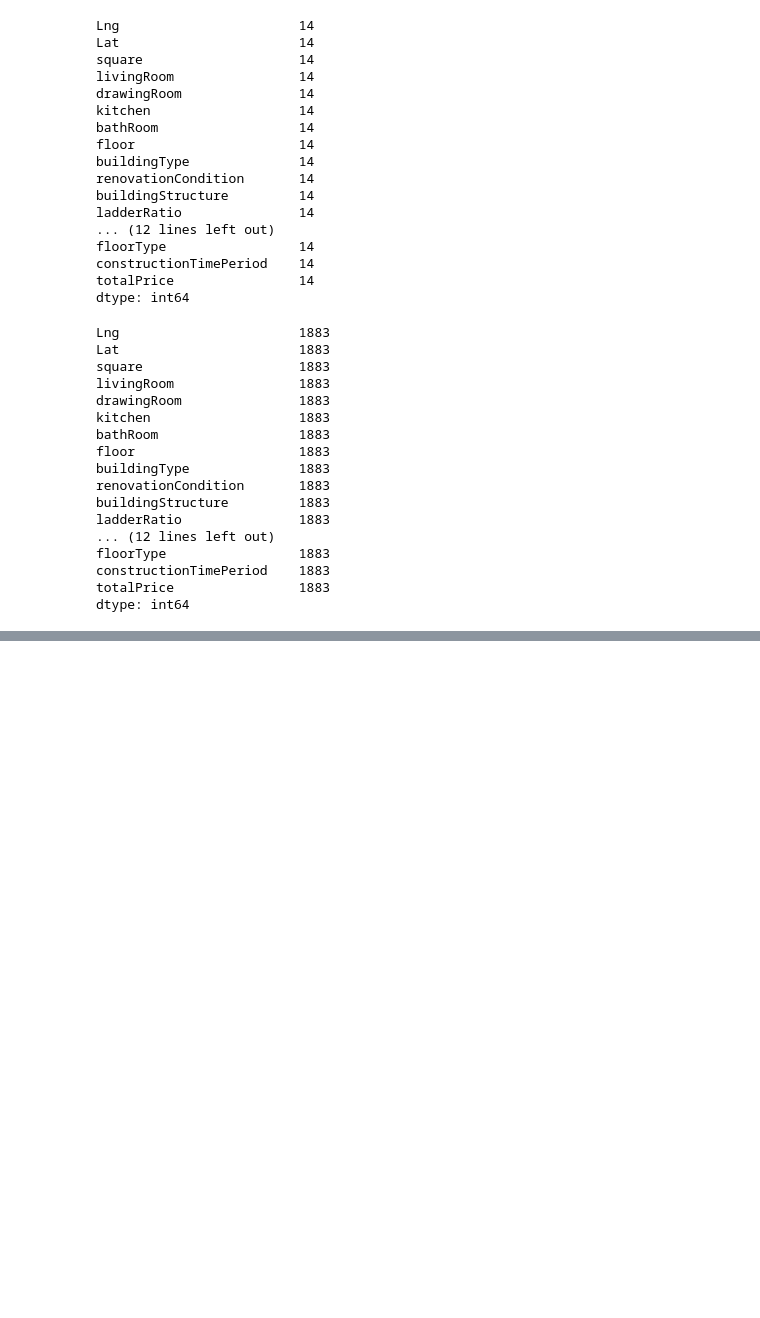
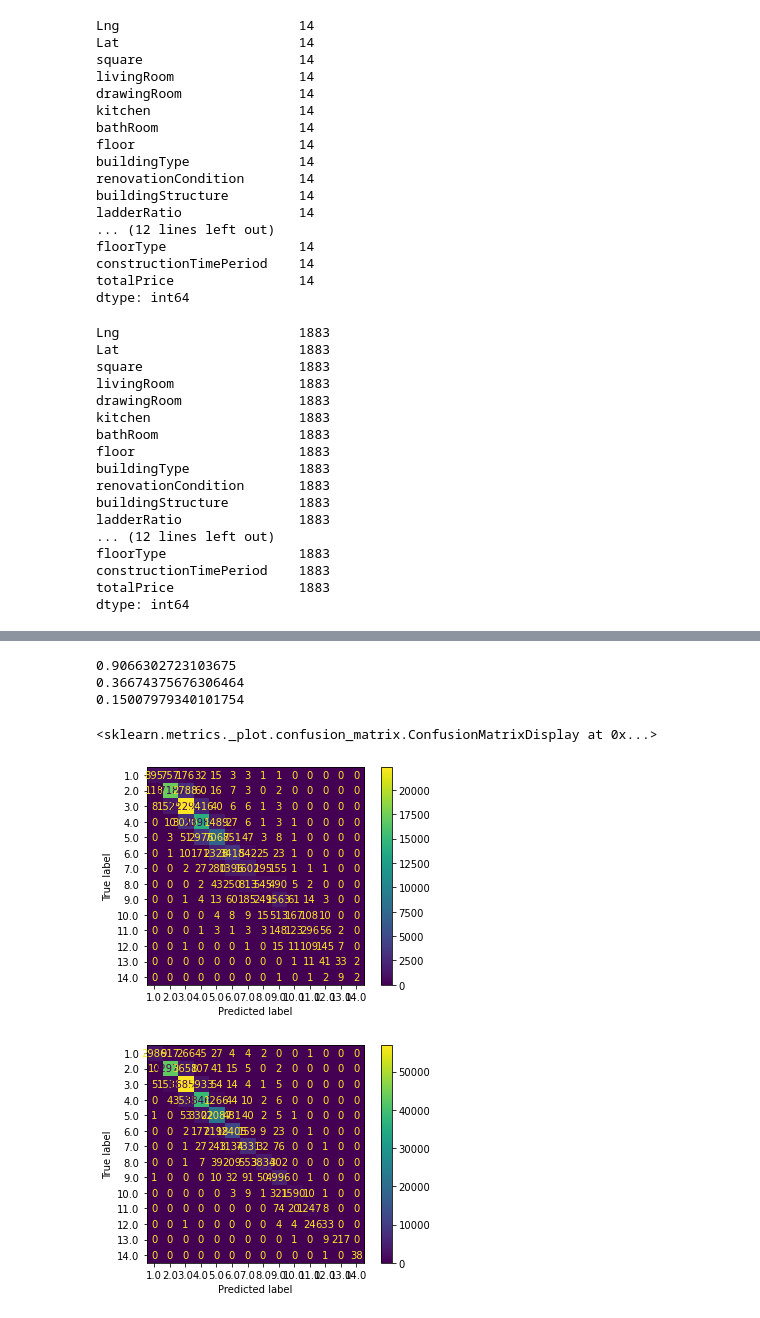
Before and after one commit to fhgr-cds-archive-class-2021/fhgr-3-s-ml-project-group-2, a Jupyter notebook: beat/Model_Classifier.ipynb, the cells around one changed output, grey strips where cells are left out. Cells and saved outputs as stored; diff of their text form; code cells hidden in the pictures; blank space fills up the shorter version.

```diff
--- a/beat/Model_Classifier.ipynb
+++ b/beat/Model_Classifier.ipynb
@@ -210,0 +216,22 @@ disp.plot()
+# %%
+clf = RandomForestClassifier(n_estimators=70, criterion="gini", max_depth=16, random_state=0)
+clf.fit(data_train.drop("totalPrice", axis=1), data_train["totalPrice"])
+y_pred=clf.predict(data_test.drop("totalPrice", axis=1))
+print(r2_score(data_test["totalPrice"], y_pred))
+y_pred=clf.predict(data_test.drop("totalPrice", axis=1))
+cm=confusion_matrix(data_test["totalPrice"], y_pred)
+disp = ConfusionMatrixDisplay(confusion_matrix=cm, display_labels=clf.classes_)
+disp.plot()
+print(mean_squared_error(data_test["totalPrice"], y_pred))
+y_pred=clf.predict(data_train.drop("totalPrice", axis=1))
+print(mean_squared_error(data_train["totalPrice"], y_pred))
+cm=confusion_matrix(data_train["totalPrice"], y_pred)
+disp = ConfusionMatrixDisplay(confusion_matrix=cm, display_labels=clf.classes_)
+disp.plot()
+# %% [output]
+0.9066302723103675
+0.36674375676306464
+0.15007979340101754
+<sklearn.metrics._plot.confusion_matrix.ConfusionMatrixDisplay at 0x...>
+[figure, added]
+[figure, added]
```
Also changed, not shown: parts of 6 cells of this notebook, 13 other files.
